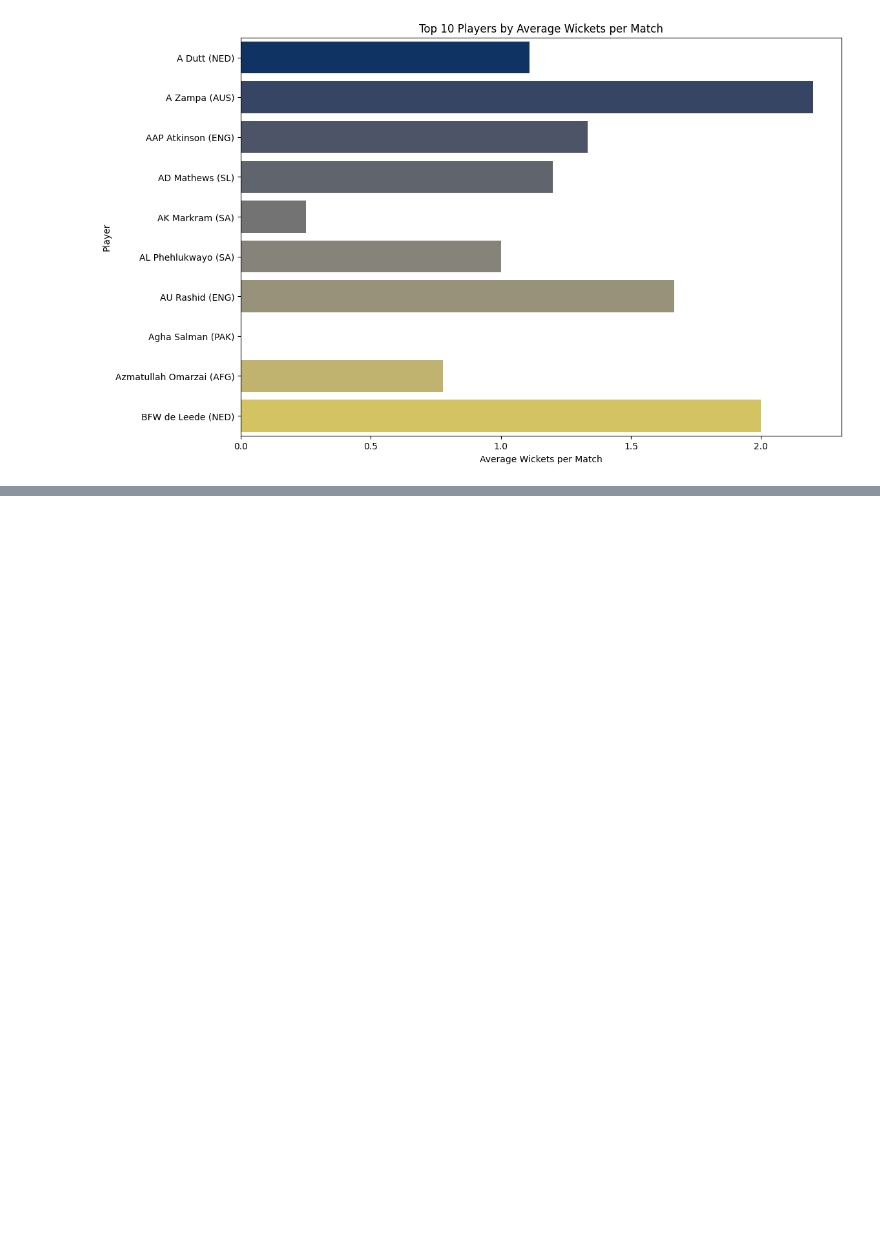
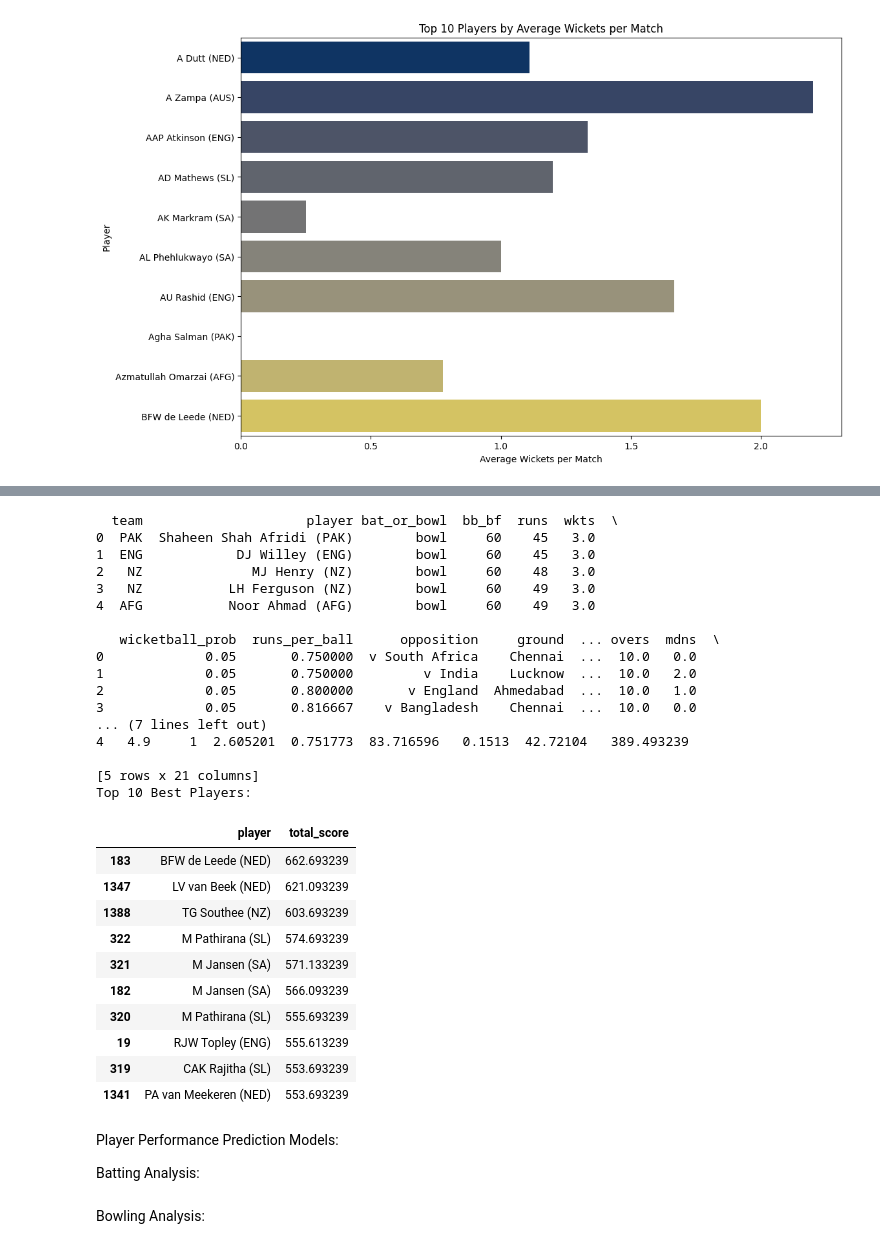
Before and after one commit to AnitaTasnim/Mentorness-ML-internship, a Jupyter notebook: worldcup2023.ipynb, the cells around one changed output, grey strips where cells are left out. Saved outputs shown, nothing was run; the diff lists cells and outputs as text; code cells hidden in the pictures; blank space fills up the shorter version.

```diff
--- a/worldcup2023.ipynb
+++ b/worldcup2023.ipynb
@@ -430,0 +507,71 @@ Passing `palette` without assigning `hue` is deprecated and will be removed in v
+# %%
+import pandas as pd
+
+# Load the dataset
+
+# Display the first few rows of the dataset to understand its structure
+print(data.head())
+
+# Define weights for scoring system
+weights = {
+    'runs': 4,
+    'wkts': 4,
+    'sr': 2,
+    'econ': 2,
+    '4s': 1,
+    '6s': 2,
+    'not_out': 1
+}
+
+# Calculate total score for each player
+data['total_score'] = (
+    weights['runs'] * data['runs'] +
+    weights['wkts'] * data['wkts'] +
+    weights['sr'] * data['sr'] +
+    weights['econ'] * data['econ'] +
+    weights['4s'] * data['4s'] +
+    weights['6s'] * data['6s'] +
+    weights['not_out'] * data['not_out']
+)
+
+# Sort players by total score to find the best performer
+best_players = data.sort_values(by='total_score', ascending=False)
+
+# Display the top 10 best players
+print("Top 10 Best Players:")
+best_players[['player', 'total_score']].head(10)
+# %% [output]
+  team                     player bat_or_bowl  bb_bf  runs  wkts  \
+0  PAK  Shaheen Shah Afridi (PAK)        bowl     60    45   3.0
+1  ENG            DJ Willey (ENG)        bowl     60    45   3.0
+2   NZ              MJ Henry (NZ)        bowl     60    48   3.0
+3   NZ           LH Ferguson (NZ)        bowl     60    49   3.0
+4  AFG           Noor Ahmad (AFG)        bowl     60    49   3.0
+
+   wicketball_prob  runs_per_ball      opposition     ground  ... overs  mdns  \
+0             0.05       0.750000  v South Africa    Chennai  ...  10.0   0.0
+1             0.05       0.750000         v India    Lucknow  ...  10.0   2.0
+2             0.05       0.800000       v England  Ahmedabad  ...  10.0   1.0
+3             0.05       0.816667    v Bangladesh    Chennai  ...  10.0   0.0
+... (7 lines left out)
+4   4.9     1  2.605201  0.751773  83.716596   0.1513  42.72104   389.493239
+
+[5 rows x 21 columns]
+Top 10 Best Players:
+|  | player | total_score |
+| 183 | BFW de Leede (NED) | 662.693239 |
+| 1347 | LV van Beek (NED) | 621.093239 |
+| 1388 | TG Southee (NZ) | 603.693239 |
+| 322 | M Pathirana (SL) | 574.693239 |
+| 321 | M Jansen (SA) | 571.133239 |
+| 182 | M Jansen (SA) | 566.093239 |
+| 320 | M Pathirana (SL) | 555.693239 |
+| 19 | RJW Topley (ENG) | 555.613239 |
+| 319 | CAK Rajitha (SL) | 553.693239 |
+| 1341 | PA van Meekeren (NED) | 553.693239 |
+# %% [markdown]
+Player Performance Prediction Models:
+
+Batting Analysis:
+# %% [markdown]
+Bowling Analysis:
```
Also changed, not shown: parts of 16 cells of this notebook.
